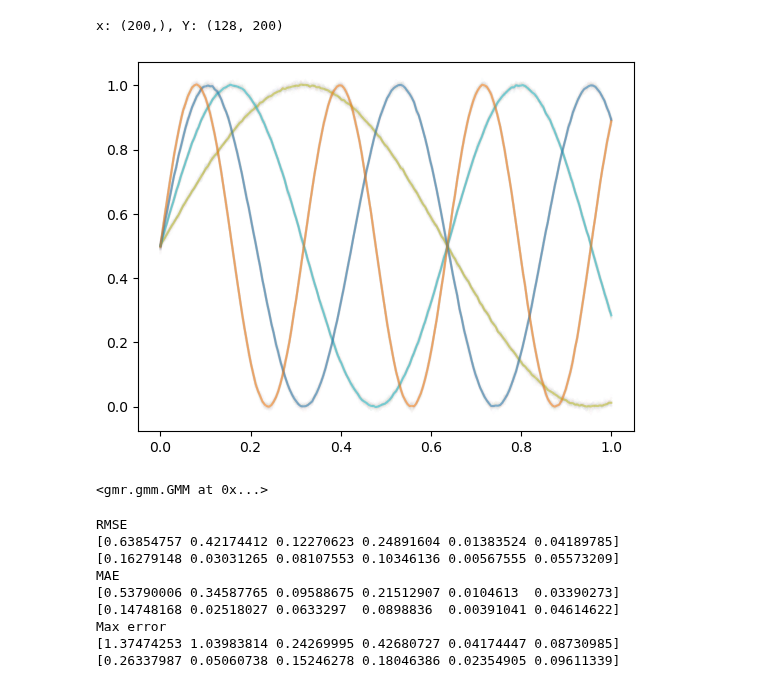
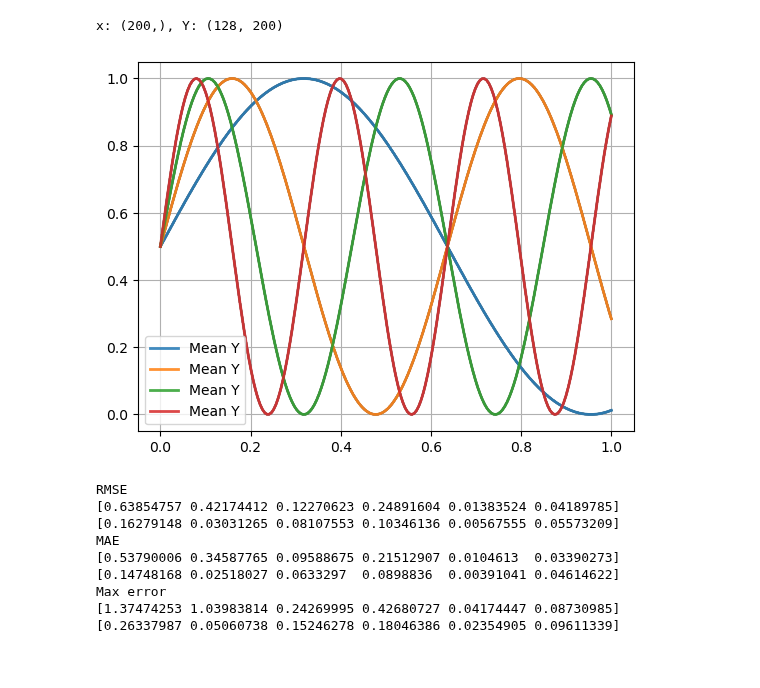
Before and after one commit to yildirimyigit/cnep, a Jupyter notebook: mp_comparison/comparison_all_numeric.ipynb, the cells around one changed output. Cells and saved outputs as stored; diff of their text form; code cells hidden in the pictures.

```diff
--- a/mp_comparison/comparison_all_numeric.ipynb
+++ b/mp_comparison/comparison_all_numeric.ipynb
@@ -16,7 +16,7 @@ from gmr import GMM
 import matplotlib.pyplot as plt
 # %%
 root_path = '/home/yigit/projects/cnep/outputs/'
-test_path = 'sine/4_sine/cnmp_cnep/1715619443'
+test_path = 'ablation/sines_4/orig_0_1_2_cnmp/1717335555'
 
 data_path = root_path + test_path + '/y.pt'
 
@@ -24,19 +24,23 @@ Y = torch.load(data_path, map_location='cpu').to('cpu').numpy().squeeze(-1)
 x = np.linspace(0, 1, Y.shape[1])
 print(f'x: {x.shape}, Y: {Y.shape}')
 
+num_modes = 4
+num_indiv = Y.shape[0]//num_modes
 
-Y_means = np.zeros((4,Y.shape[1]))
-for i in range(4):
-    Y_means[i] = np.mean(Y[i*32:(i+1)*32], axis=0)
+Y_means = np.zeros((num_modes,Y.shape[1]))
+for i in range(num_modes):
+    Y_means[i] = np.mean(Y[i*num_indiv:(i+1)*num_indiv], axis=0)
 # %% [output]
 x: (200,), Y: (128, 200)
 # %%
 # plot Y and Y_means
-plt.plot(x, Y.T, label='Y', alpha=0.01)
-plt.plot(x, Y_means.T, label='Y_means', alpha=0.5)
+plt.plot(x, Y.T, color='gray', alpha=0.15)
+plt.plot(x, Y_means.T, label='Mean Y', alpha=0.85, linewidth=2)
+plt.legend()
+plt.grid()
 plt.show()
 # %% [output]
-[figure, old version]
+[figure, new version]
 # %%
 def find_closest_traj_ind(traj):
     # find the closest trajectory in the dataset
@@ -64,19 +68,17 @@ def compute_max_error(traj0, traj1):
     # compute the maximum error between two trajectories
     return np.max(np.abs(traj0 - traj1))
 # %%
-d = DMP(n_dims=1, n_weights_per_dim=4, dt=1/(Y.shape[1]-1))  # -1 so that it uses Y.shape[1] points
+# d = DMP(n_dims=1, n_weights_per_dim=4, dt=1/(Y.shape[1]-1))  # -1 so that it uses Y.shape[1] points
 
-for i, traj in enumerate(Y):
-    d.imitate(x, traj.reshape(-1,1))
+# for i, traj in enumerate(Y):
+#     d.imitate(x, traj.reshape(-1,1))
 
-p = ProMP(n_dims=1, n_weights_per_dim=4)
-p.imitate(np.tile(x, (Y.shape[0], 1)), Y)
+# p = ProMP(n_dims=1, n_weights_per_dim=4)
+# p.imitate(np.tile(x, (Y.shape[0], 1)), Y)
 
-input_data = x.reshape(-1, 1)  # Phase variable as a column vector
+# input_data = x.reshape(-1, 1)  # Phase variable as a column vector
 
-priors = 4  # Number of GMM components
-gmr_model = GMM(n_components=priors, random_state=1234)
-gmr_model.from_samples(Y)
+# priors = 4  # Number of GMM components
+# gmr_model = GMM(n_components=priors, random_state=1234)
+# gmr_model.from_samples(Y)
-# %% [output]
-<gmr.gmm.GMM at 0x...>
 # %%
```
Also changed, not shown: parts of 2 cells of this notebook, 5 other files.
